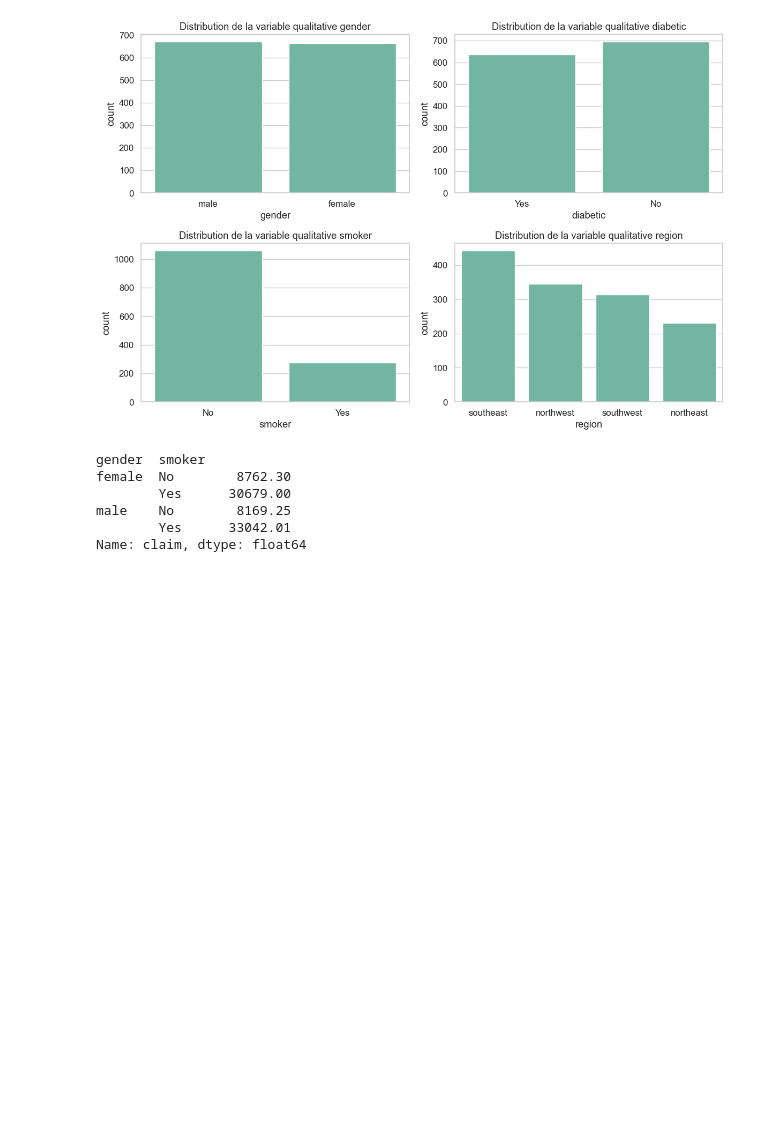
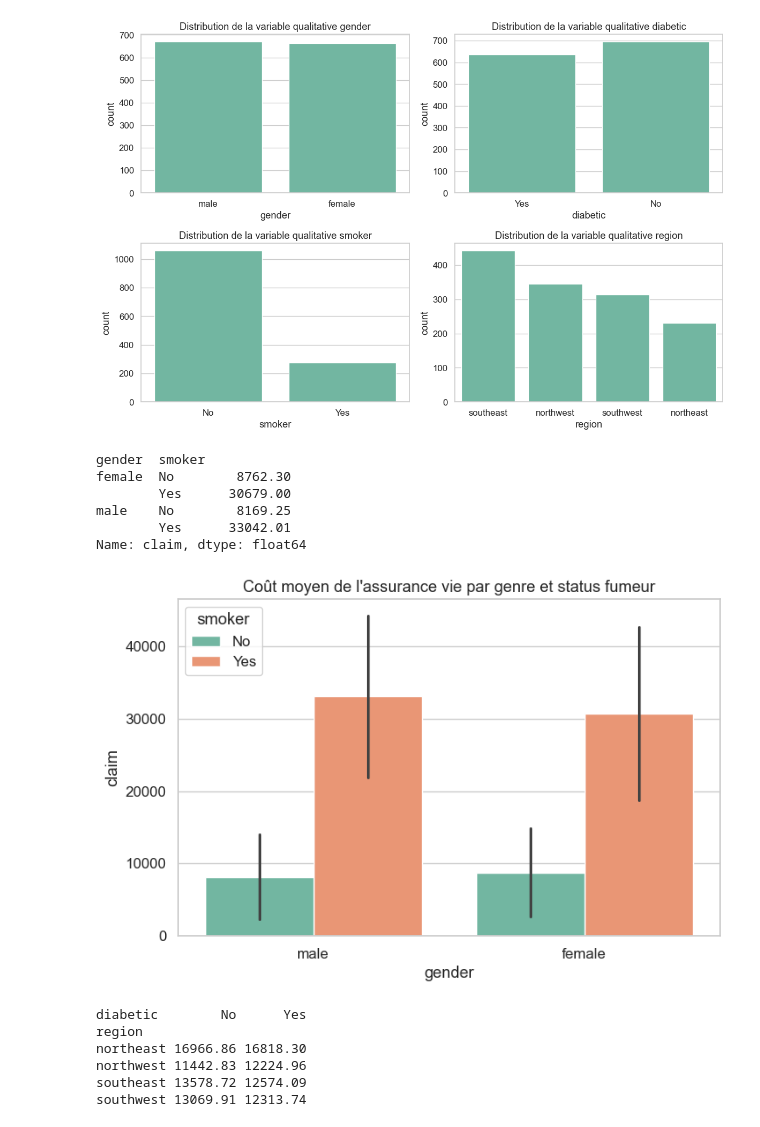
Before and after one commit to MattRodriguez64/HealthInsurancePredictionUS, a Jupyter notebook: model_analysis.ipynb, the cells around one changed output. Drawn from its saved outputs; the diff is of its cells as text; code cells hidden in the pictures; blank space fills up the shorter version.

Commit message:
End Data Analysis, Starting Data Processing forML and Data Science

```diff
--- a/model_analysis.ipynb
+++ b/model_analysis.ipynb
@@ -142,3 +142,20 @@ female  No        8762.30
 male    No        8169.25
         Yes      33042.01
 Name: claim, dtype: float64
+# %%
+plt.figure(figsize=(8,5))
+sns.barplot(data = df, x = "gender", y = "claim", hue = "smoker", estimator = "mean", errorbar = "sd")
+plt.title("Coût moyen de l'assurance vie par genre et statut fumeur")
+plt.show()
+# %% [output]
+[figure, added]
+# %%
+pivot_region_diabetic = df.groupby(["region", "diabetic"])["claim"].mean().unstack()
+print(pivot_region_diabetic)
+# %% [output]
+diabetic        No      Yes
+region
+northeast 16966.86 16818.30
+northwest 11442.83 12224.96
+southeast 13578.72 12574.09
+southwest 13069.91 12313.74
```
Also changed, not shown: parts of 18 cells of this notebook.
